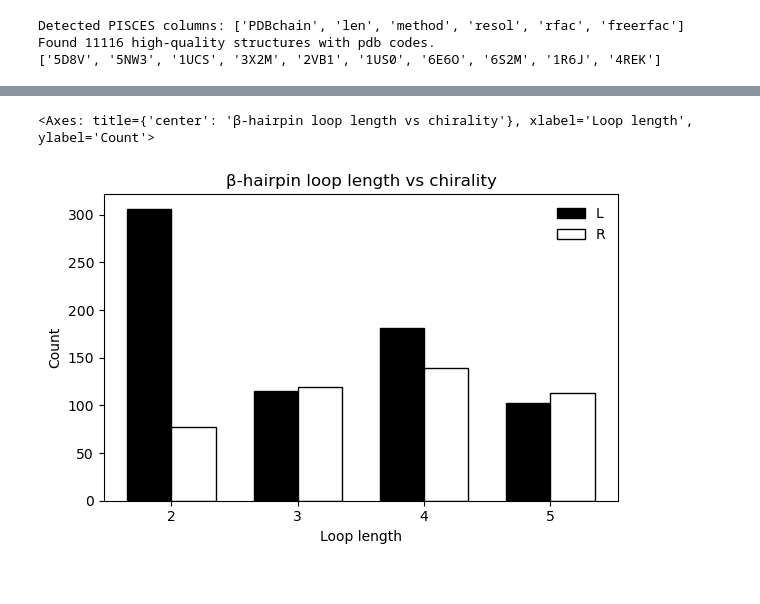
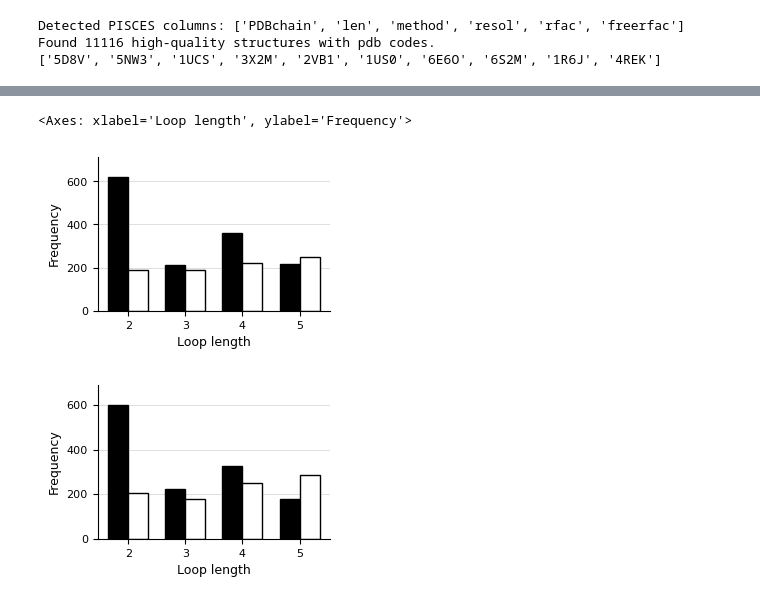
Before and after one commit to stefanhuber1993/folding-principles-dataset, a Jupyter notebook: notebooks/test_pipeline_parts.ipynb, the cells around one changed output, grey strips where cells are left out. Saved outputs shown, nothing was run; the diff lists cells and outputs as text; code cells hidden in the pictures.

```diff
--- a/notebooks/test_pipeline_parts.ipynb
+++ b/notebooks/test_pipeline_parts.ipynb
@@ -43,10 +46,10 @@ import pandas as pd
 import os
 
 #pdb_ids = ["8GBS", "7R1C"]
-pdb_ids = pdb_ids[0:2000]
-results = []
+results_backbone = []
+results_exact = []
 
-for pdb_id in pdb_ids:
+for pdb_id in pdb_ids[100:500]:
     pdb_path = fetch_mmcif_file(pdb_id)
     try:
         model, dssp_df = run_dssp_on_mmcif(pdb_path, dssp_exe="/opt/anaconda3/envs/folding-dssp/bin/mkdssp")
@@ -54,11 +57,15 @@ for pdb_id in pdb_ids:
             print(f"DSSP failed for {pdb_id}. Skipping.")
             continue
         hp_df = detect_hairpins_and_chirality_backbone(model, dssp_df)
-        results.append(hp_df)
+        results_backbone.append(hp_df)
+        hp_df = detect_hairpins_and_chirality(model, dssp_df)
+        results_exact.append(hp_df)
     finally:
         # Always remove the file, even if DSSP or parsing fails
         if os.path.exists(pdb_path):
             os.remove(pdb_path)
 
-all_hairpins = pd.concat(results, ignore_index=True)
-all_hairpins.head(10)
+all_hairpins_backbone = pd.concat(results_backbone, ignore_index=True)
+all_hairpins_backbone.head(10)
+all_hairpins_exact = pd.concat(results_exact, ignore_index=True)
+all_hairpins_exact.head(10)
@@ -65,7 +84,9 @@ all_hairpins.head(10)
 # %%
 from dataset.plots import plot_loop_length_chirality
 
-plot_loop_length_chirality(all_hairpins)      # uses default loop lengths 2‑5
+plot_loop_length_chirality(all_hairpins_backbone)
+plot_loop_length_chirality(all_hairpins_exact)
 # %% [output]
-<Axes: title={'center': 'β‑hairpin loop length vs chirality'}, xlabel='Loop length', ylabel='Count'>
+<Axes: xlabel='Loop length', ylabel='Frequency'>
-[figure, old version]
+[figure, new version]
+[figure, added]
```
Also changed, not shown: parts of 10 cells of this notebook, 6 other files.
